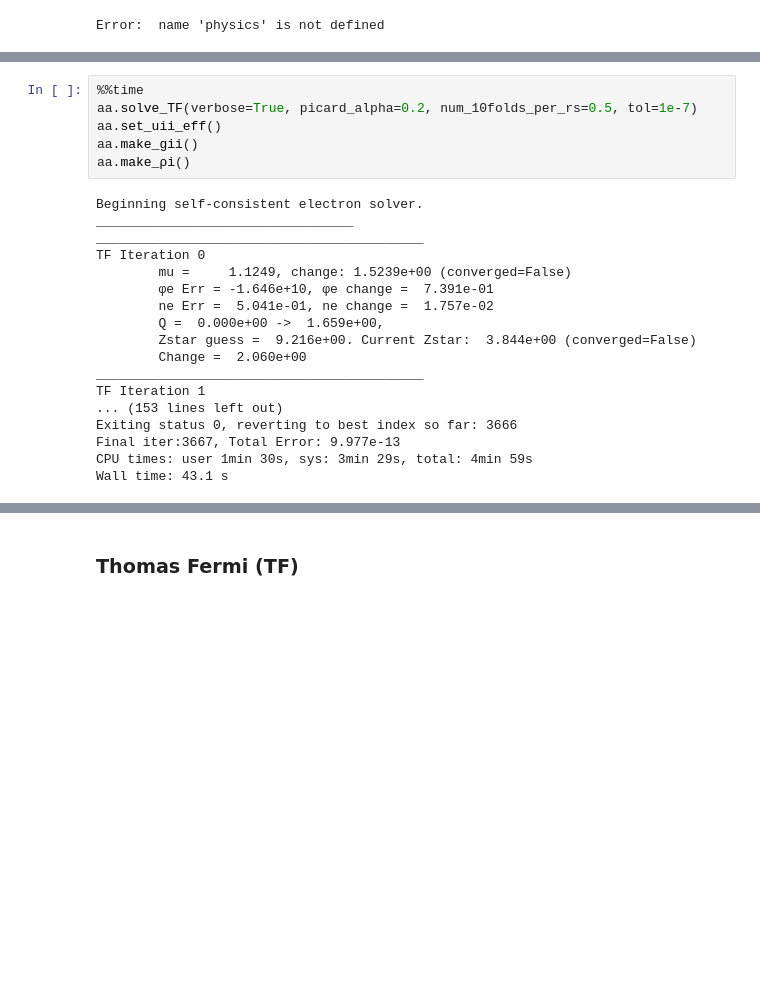
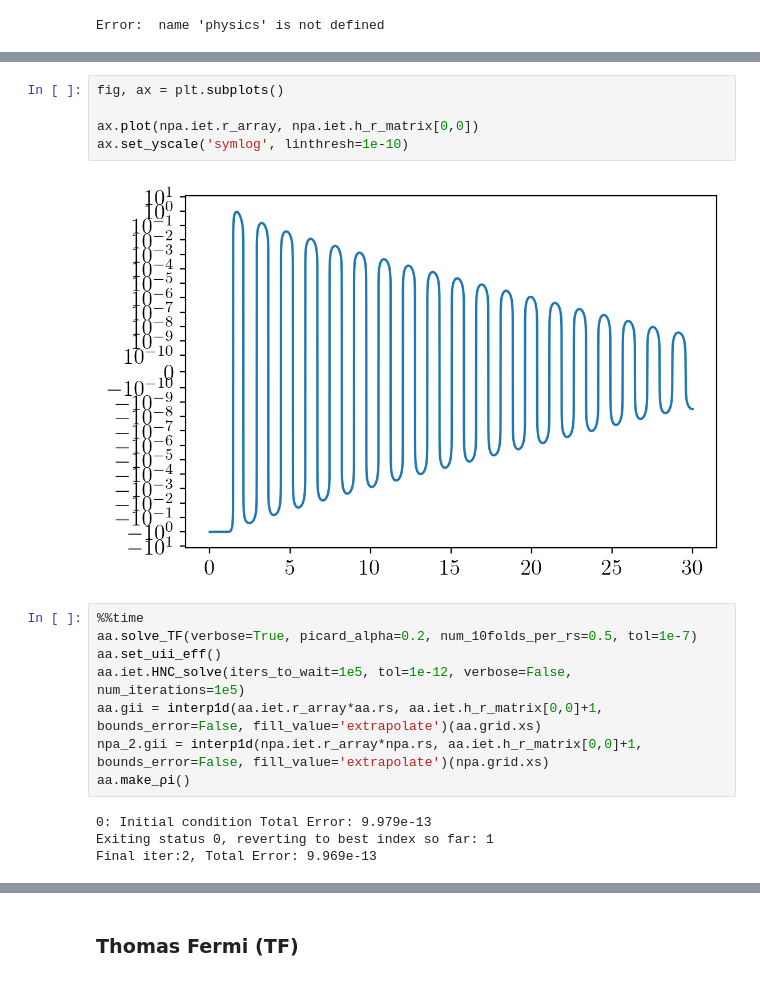
Before and after one commit to ZachAJohnson/OFAA, a Jupyter notebook: jupyter/TF_NPA-2T_testing.ipynb, the cells around one changed output, grey strips where cells are left out. Saved outputs shown, nothing was run; the diff lists cells and outputs as text; blank space fills up the shorter version.

```diff
--- a/jupyter/TF_NPA-2T_testing.ipynb
+++ b/jupyter/TF_NPA-2T_testing.ipynb
@@ -99,25 +104,20 @@ Final iter:1224, Total Error: 9.941e-13
 Intialized Potentials and Densities
+# %%
+fig, ax = plt.subplots()
+
+ax.plot(npa.iet.r_array, npa.iet.h_r_matrix[0,0])
+ax.set_yscale('symlog', linthresh=1e-10)
+# %% [output]
+[figure, added]
 # %%
 %%time
 aa.solve_TF(verbose=True, picard_alpha=0.2, num_10folds_per_rs=0.5, tol=1e-7)
 aa.set_uii_eff()
-aa.make_gii()
+aa.iet.HNC_solve(iters_to_wait=1e5, tol=1e-12, verbose=False, num_iterations=1e5)
+aa.gii = interp1d(aa.iet.r_array*aa.rs, aa.iet.h_r_matrix[0,0]+1, bounds_error=False, fill_value='extrapolate')(aa.grid.xs)
+npa_2.gii = interp1d(npa.iet.r_array*npa.rs, aa.iet.h_r_matrix[0,0]+1, bounds_error=False, fill_value='extrapolate')(npa.grid.xs)
 aa.make_ρi()
 # %% [output]
-Beginning self-consistent electron solver.
-_________________________________
-__________________________________________
-TF Iteration 0
-        mu =     1.1249, change: 1.5239e+00 (converged=False)
-        φe Err = -1.646e+10, φe change =  7.391e-01
-        ne Err =  5.041e-01, ne change =  1.757e-02
-        Q =  0.000e+00 ->  1.659e+00,
-        Zstar guess =  9.216e+00. Current Zstar:  3.844e+00 (converged=False)
-        Change =  2.060e+00
-__________________________________________
-TF Iteration 1
-... (153 lines left out)
-Exiting status 0, reverting to best index so far: 3666
-Final iter:3667, Total Error: 9.977e-13
-CPU times: user 1min 30s, sys: 3min 29s, total: 4min 59s
-Wall time: 43.1 s
+0: Initial condition Total Error: 9.979e-13
+Exiting status 0, reverting to best index so far: 1
+Final iter:2, Total Error: 9.969e-13
```
Also changed, not shown: parts of 3 cells of this notebook, 8 other files.
